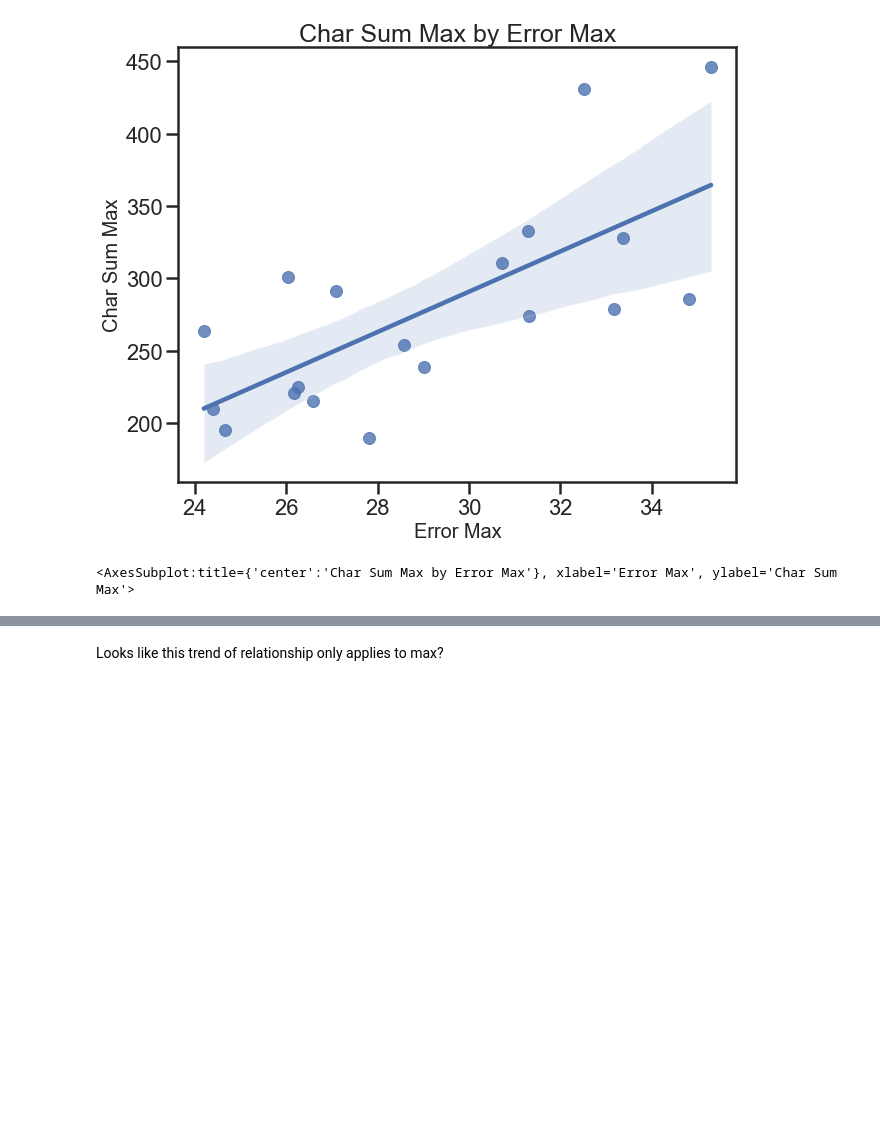
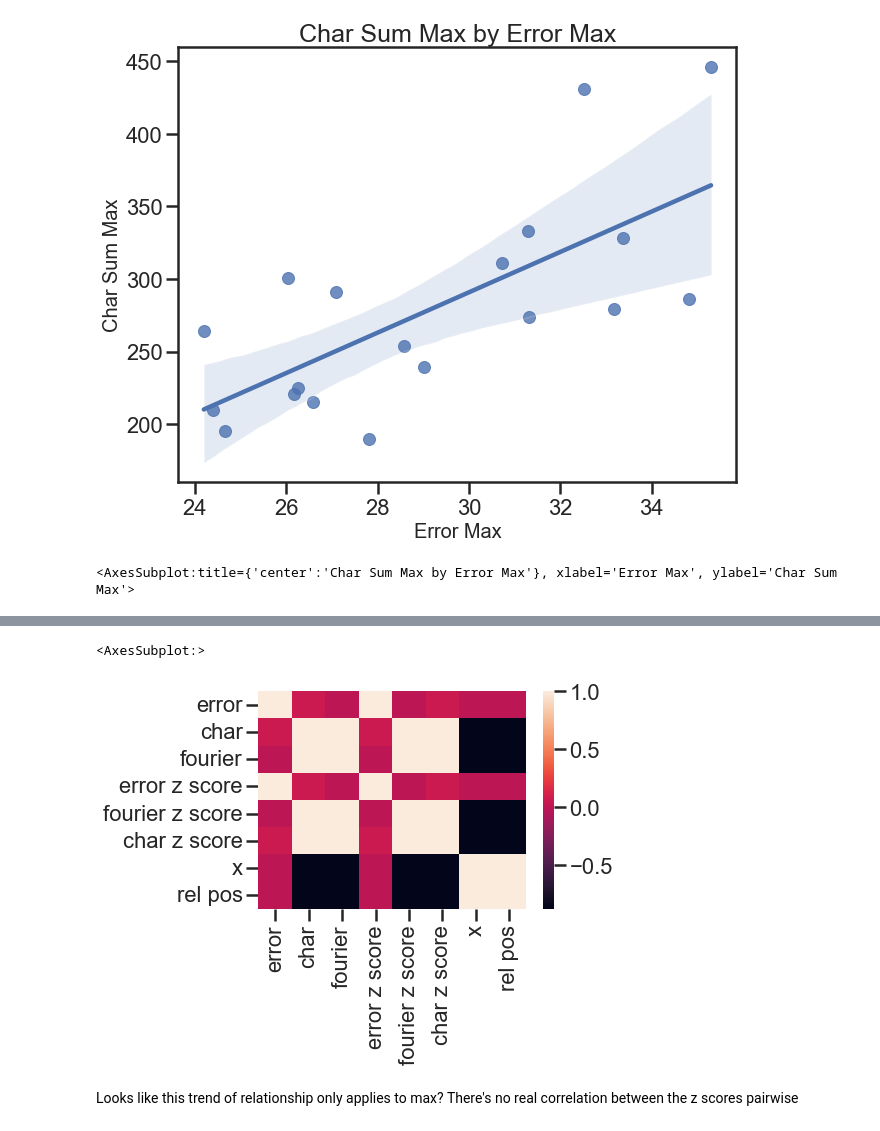
Before and after one commit to jcheigh/Thesis, a Jupyter notebook: src/analysis/data_analysis/error_list_analysis.ipynb, the cells around one changed output, grey strips where cells are left out. Cells and saved outputs as stored; diff of their text form; code cells hidden in the pictures; blank space fills up the shorter version.

```diff
--- a/src/analysis/data_analysis/error_list_analysis.ipynb
+++ b/src/analysis/data_analysis/error_list_analysis.ipynb
@@ -660,2 +665,7 @@ df[df["error z score"] >= 3.5]
+# %%
+sns.heatmap(df.corr())
+# %% [output]
+<AxesSubplot:>
+[figure, added]
 # %% [markdown]
-Looks like this trend of relationship only applies to max?
+Looks like this trend of relationship only applies to max? There's no real correlation between the z scores pairwise
```
Also changed, not shown: parts of 12 cells of this notebook, 10 other files.
